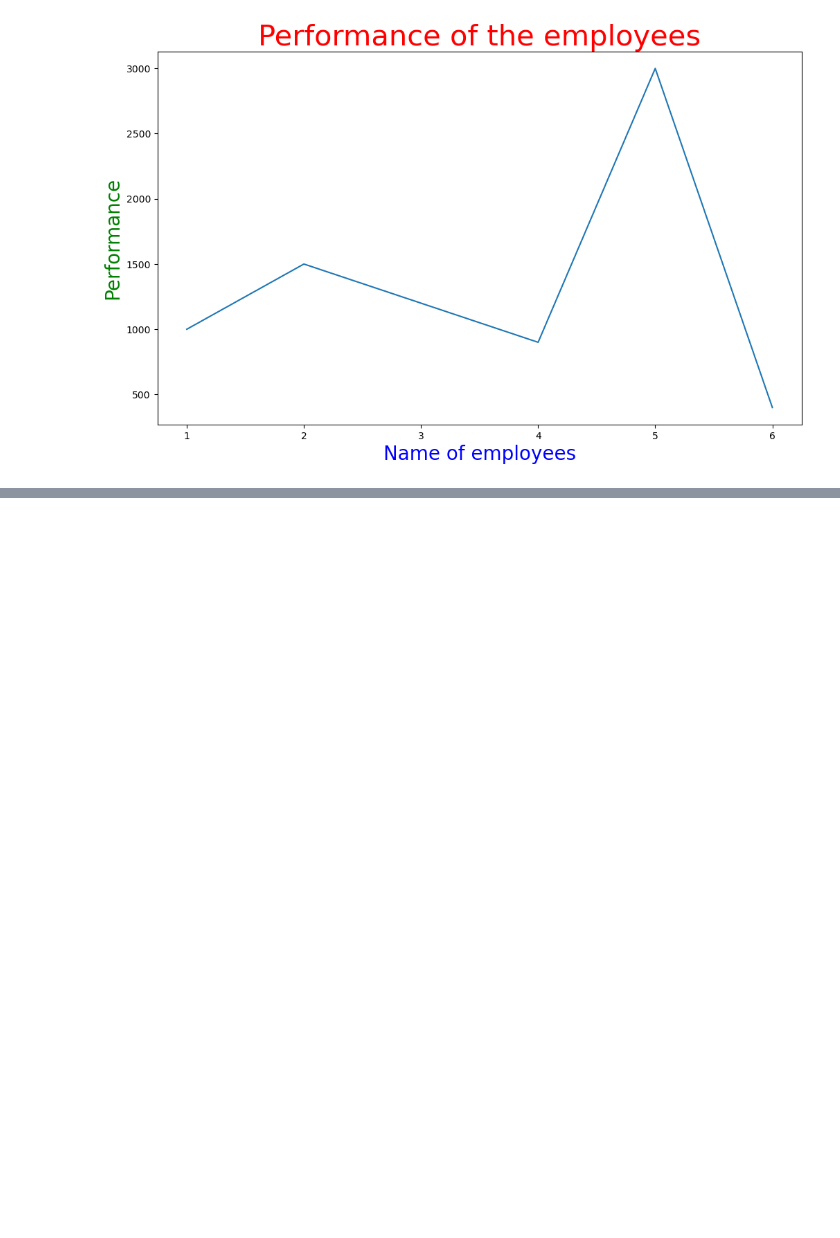
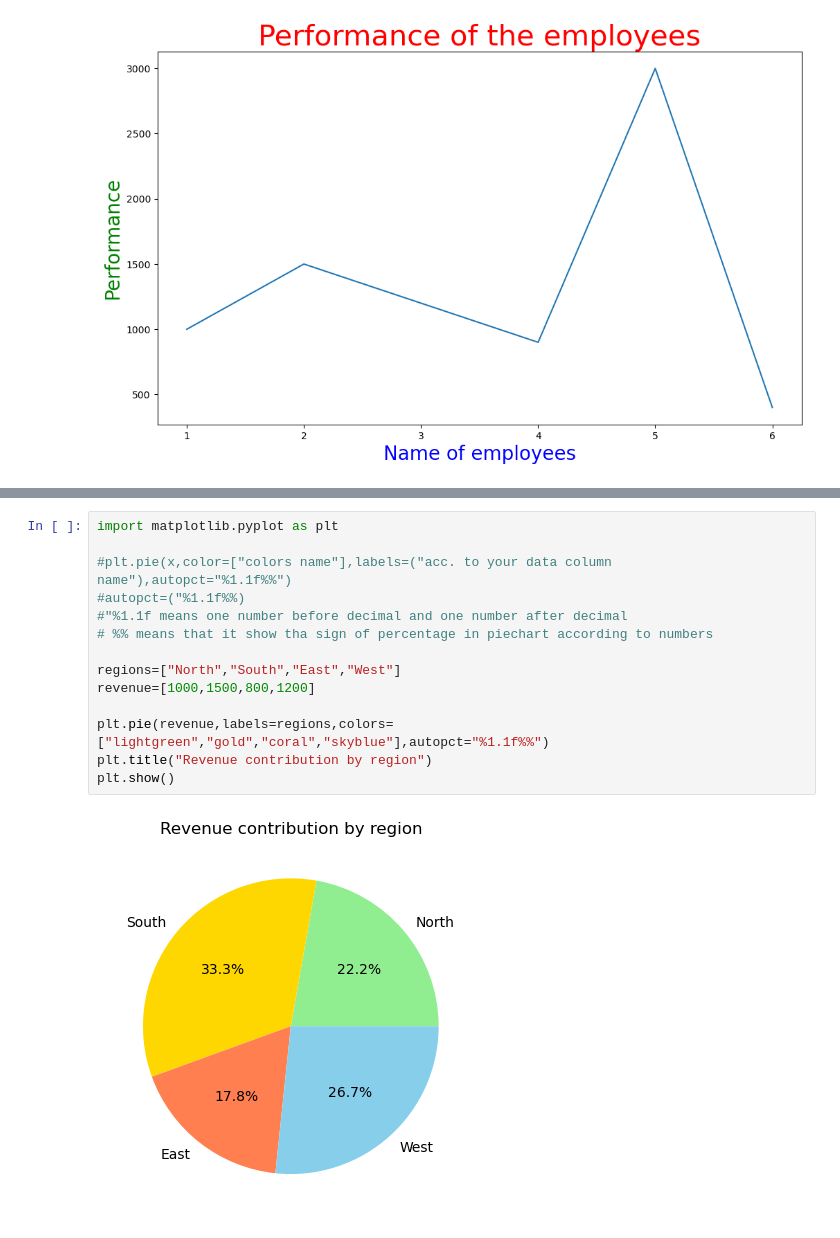
Before and after one commit to anshuKumar-codes/Data_Analytics_Journey, a Jupyter notebook: Pandas/day 1 pandas.ipynb, the cells around one changed output, grey strips where cells are left out. Cells and saved outputs as stored; diff of their text form; blank space fills up the shorter version.

```diff
--- a/Pandas/day 1 pandas.ipynb
+++ b/Pandas/day 1 pandas.ipynb
@@ -696,0 +675,16 @@ plt.legend(loc="upper left",labelcolor="Orange")
+# %%
+import matplotlib.pyplot as plt
+
+#plt.pie(x,color=["colors name"],labels=("acc. to your data column name"),autopct="%1.1f%%")
+#autopct=("%1.1f%%)
+#"%1.1f means one number before decimal and one number after decimal
+# %% means that it show tha sign of percentage in piechart according to numbers
+
+regions=["North","South","East","West"]
+revenue=[1000,1500,800,1200]
+
+plt.pie(revenue,labels=regions,colors=["lightgreen","gold","coral","skyblue"],autopct="%1.1f%%")
+plt.title("Revenue contribution by region")
+plt.show()
+# %% [output]
+[figure, added]
```
Also changed, not shown: parts of 11 cells of this notebook, 1 other file.
